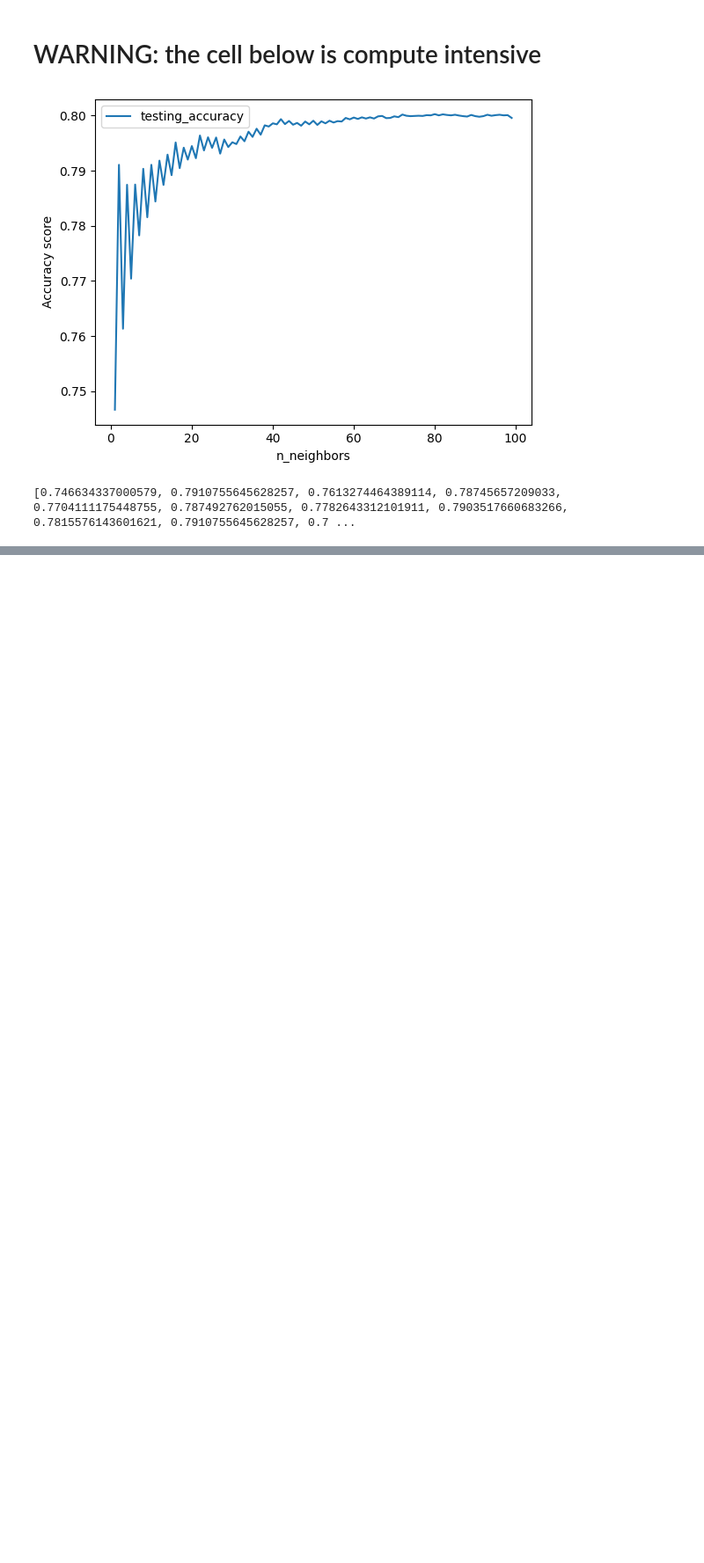
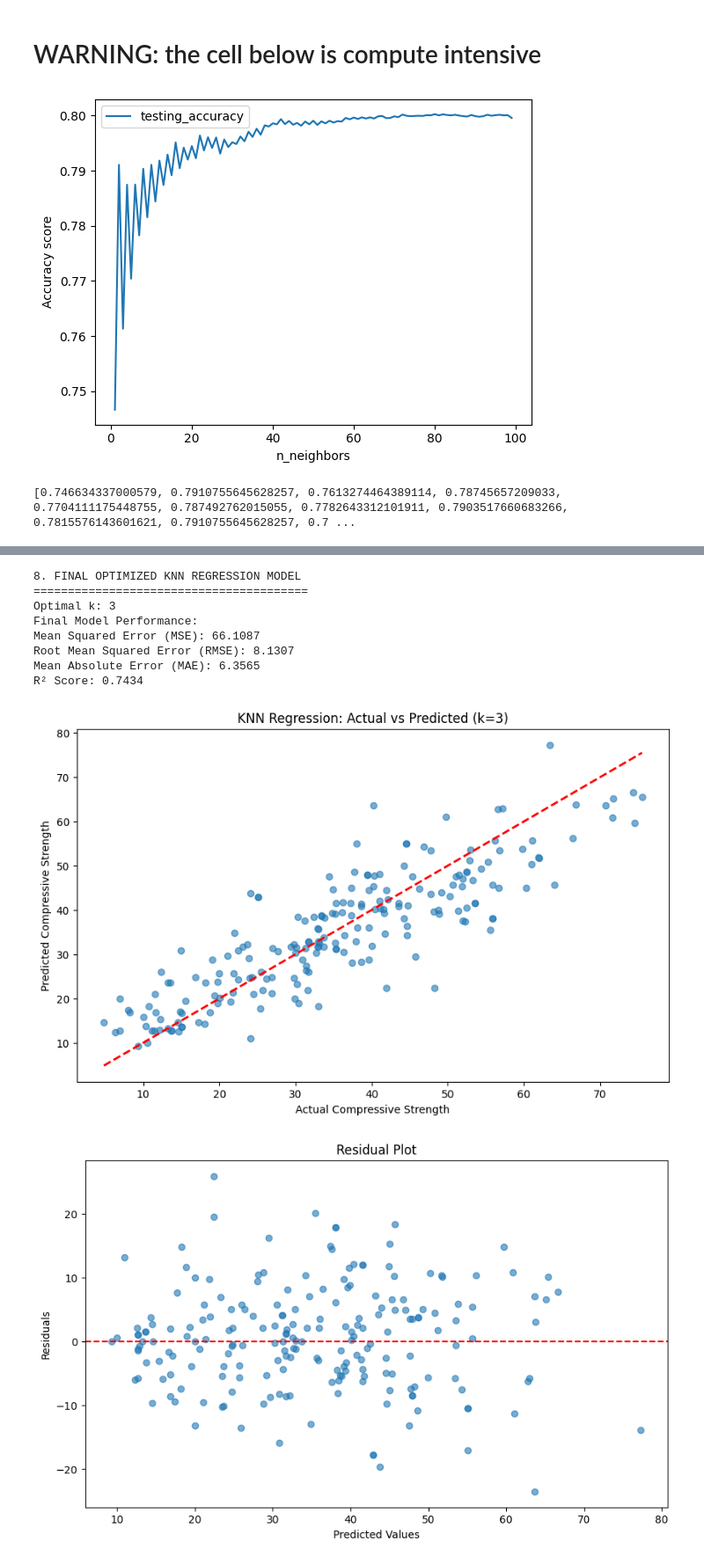
Before and after one commit to soipanhamisi/KNN_Classification_Regression_Analysis, a Jupyter notebook: notebooks/assignment_2.ipynb, the cells around one changed output, grey strips where cells are left out. Shown at 88% size. Drawn from its saved outputs; the diff is of its cells as text; code cells hidden in the pictures; blank space fills up the shorter version.

```diff
--- a/notebooks/assignment_2.ipynb
+++ b/notebooks/assignment_2.ipynb
@@ -485,0 +747,49 @@ print(testing_accuracy)
+# %%
+# 8. FINAL OPTIMIZED MODEL
+print("\n8. FINAL OPTIMIZED KNN REGRESSION MODEL")
+print("=" * 40)
+
+final_knn_reg = KNeighborsRegressor(n_neighbors=best_k)
+final_knn_reg.fit(X_train_conc_scaled, y_train_conc)
+
+final_pred = final_knn_reg.predict(X_test_conc_scaled)
+
+final_mse = mean_squared_error(y_test_conc, final_pred)
+final_rmse = np.sqrt(final_mse)
+final_mae = mean_absolute_error(y_test_conc, final_pred)
+final_r2 = r2_score(y_test_conc, final_pred)
+
+print(f"Optimal k: {best_k}")
+print("Final Model Performance:")
+print(f"Mean Squared Error (MSE): {final_mse:.4f}")
+print(f"Root Mean Squared Error (RMSE): {final_rmse:.4f}")
+print(f"Mean Absolute Error (MAE): {final_mae:.4f}")
+print(f"R² Score: {final_r2:.4f}")
+
+plt.figure(figsize=(10, 6))
+plt.scatter(y_test_conc, final_pred, alpha=0.6)
+plt.plot([y_test_conc.min(), y_test_conc.max()], [y_test_conc.min(), y_test_conc.max()], 'r--', lw=2)
+plt.xlabel('Actual Compressive Strength')
+plt.ylabel('Predicted Compressive Strength')
+plt.title(f'KNN Regression: Actual vs Predicted (k={best_k})')
+plt.show()
+
+residuals = y_test_conc - final_pred
+plt.figure(figsize=(10, 6))
+plt.scatter(final_pred, residuals, alpha=0.6)
+plt.axhline(y=0, color='r', linestyle='--')
+plt.xlabel('Predicted Values')
+plt.ylabel('Residuals')
+plt.title('Residual Plot')
+plt.show()
+# %% [output]
+8. FINAL OPTIMIZED KNN REGRESSION MODEL
+========================================
+Optimal k: 3
+Final Model Performance:
+Mean Squared Error (MSE): 66.1087
+Root Mean Squared Error (RMSE): 8.1307
+Mean Absolute Error (MAE): 6.3565
+R² Score: 0.7434
+[figure, added]
+[figure, added]
```
Also changed, not shown: parts of 18 cells of this notebook, 1 other file.
